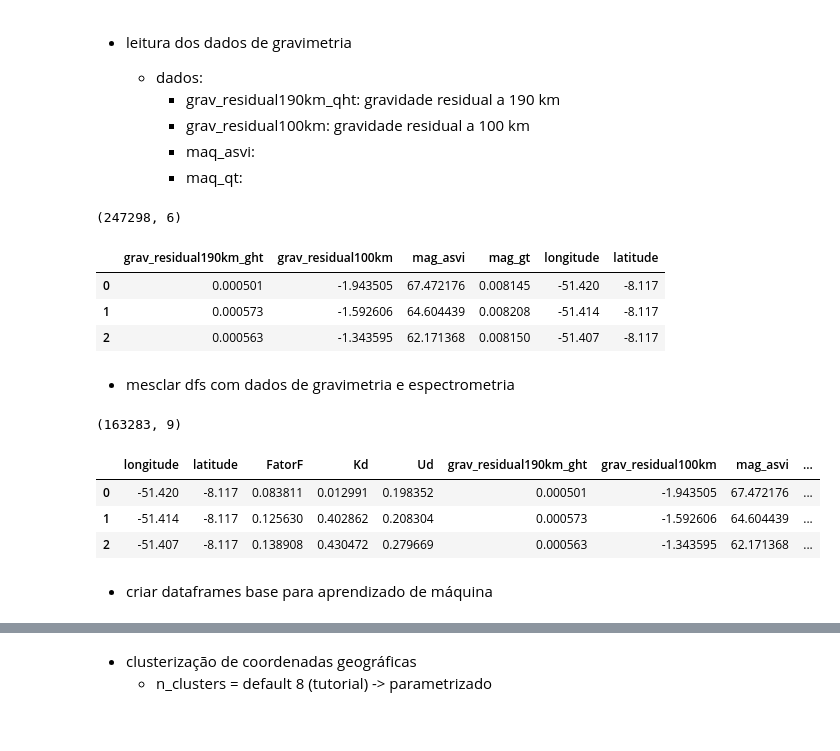
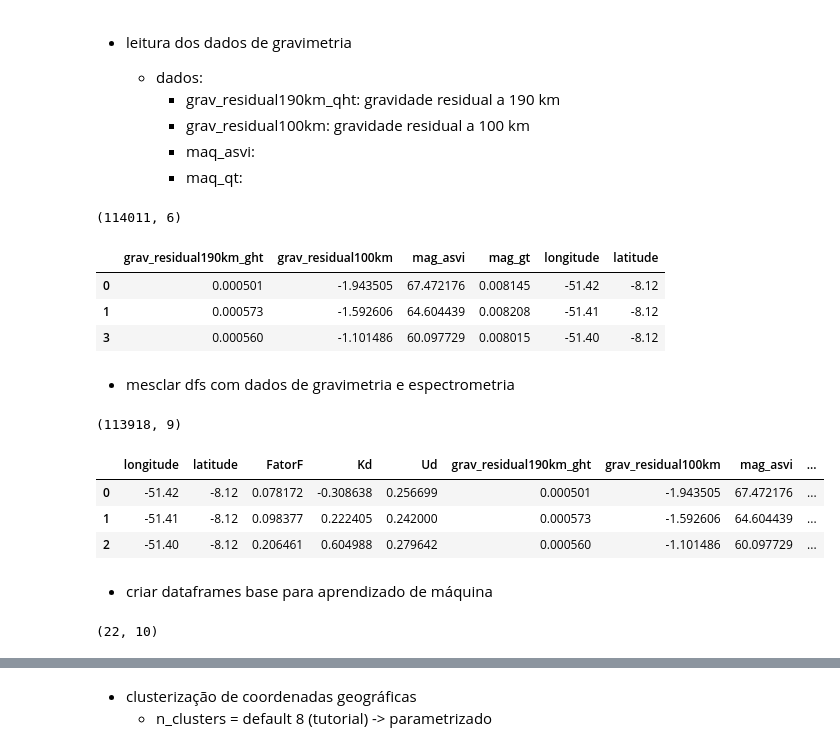
Before and after one commit to renan2scarvalho/tcc-univesp, a Jupyter notebook: notebooks/v1/tcc_ouro.ipynb, the cells around one changed output, grey strips where cells are left out. Cells and saved outputs as stored; diff of their text form; code cells hidden in the pictures.

```diff
--- a/notebooks/v1/tcc_ouro.ipynb
+++ b/notebooks/v1/tcc_ouro.ipynb
@@ -63,7 +67,7 @@ data_dir = Path(dir_projeto, "Output", "tcc", "v1")
 shp_dir = Path(data_dir, "shp")
 # %%
 # arredondamento de casas decimais para conversão de coordenadas geográficas
-arredondamento = 3
+arredondamento = 2
 # %% [markdown]
 ## funções
 # %% [markdown]
@@ -75,7 +79,7 @@ def utm_to_latlon(
     y_col: str = "Y",
     utm_zone: int = 22,
     southern_hemisphere: bool = True,
-    arredondamento: int = 3
+    arredondamento: int = 3,
 ) -> pd.DataFrame:
     """
     Convert UTM coordinates to latitude/longitude (WGS84)
@@ -126,8 +130,8 @@ def convert_shapefile_to_latlon(shapefile_path: Path) -> gpd.GeoDataFrame:
         gdf.crs = "+proj=utm +zone=22 +south +datum=WGS84 +units=m +no_defs"
     gdf = gdf.to_crs(epsg=4326)  # Convert to WGS84 (lat/lon)
     if not os.path.basename(shapefile_path) == "estruturas_ln.shp":
-        gdf['longitude'] = gdf.geometry.x
-        gdf['latitude'] = gdf.geometry.y
+        gdf["longitude"] = gdf.geometry.x
+        gdf["latitude"] = gdf.geometry.y
     return gdf
 # %% [markdown]
 ### processamento
@@ -395,8 +590,9 @@ spec_data = pd.read_csv(
     },
 )
 # spec_data.rename(columns={"XUTM": "X", "YUTM": "Y"}, inplace=True)
-spec_data = utm_to_latlon(spec_data, x_col="XUTM", y_col="YUTM")
-spec_data = spec_data.drop(['XUTM', 'YUTM'], axis=1)
+spec_data = utm_to_latlon(spec_data, x_col="XUTM", y_col="YUTM", arredondamento=arredondamento)
+spec_data = spec_data.drop_duplicates(subset=['longitude', 'latitude'])
+spec_data = spec_data.drop(["XUTM", "YUTM"], axis=1)
 print(spec_data.shape)
 spec_data.head(3)
 # %% [output]
@@ -425,40 +621,42 @@ grav_data = pd.read_csv(
         "mag_gt": np.float32,
     },
 )
-grav_data = utm_to_latlon(grav_data, x_col="X", y_col="Y")
-grav_data = grav_data.drop(['X', 'Y'], axis=1)
+grav_data = utm_to_latlon(grav_data, x_col="X", y_col="Y", arredondamento=arredondamento)
+grav_data = grav_data.drop_duplicates(subset=['longitude', 'latitude'])
+grav_data = grav_data.drop(["X", "Y"], axis=1)
 print(grav_data.shape)
 grav_data.head(3)
 # %% [output]
-(247298, 6)
+(114011, 6)
 |  | grav_residual190km_ght | grav_residual100km | mag_asvi | mag_gt | longitude | latitude |
-| 0 | 0.000501 | -1.943505 | 67.472176 | 0.008145 | -51.420 | -8.117 |
-| 1 | 0.000573 | -1.592606 | 64.604439 | 0.008208 | -51.414 | -8.117 |
-| 2 | 0.000563 | -1.343595 | 62.171368 | 0.008150 | -51.407 | -8.117 |
+| 0 | 0.000501 | -1.943505 | 67.472176 | 0.008145 | -51.42 | -8.12 |
+| 1 | 0.000573 | -1.592606 | 64.604439 | 0.008208 | -51.41 | -8.12 |
+| 3 | 0.000560 | -1.101486 | 60.097729 | 0.008015 | -51.40 | -8.12 |
 # %% [markdown]
 - mesclar dfs com dados de gravimetria e espectrometria
 # %%
 df_merge_data = pd.merge(spec_data, grav_data, how="inner", on=["longitude", "latitude"])
 df_merge_data = df_merge_data[
     [
         "longitude",
         "latitude",
         "FatorF",
         "Kd",
         "Ud",
         "grav_residual190km_ght",
         "grav_residual100km",
         "mag_asvi",
         "mag_gt",
     ]
 ]
+df_merge_data = df_merge_data.drop_duplicates(subset=['longitude', 'latitude'])
 print(df_merge_data.shape)
 df_merge_data.head(3)
 # %% [output]
-(163283, 9)
+(113918, 9)
 |  | longitude | latitude | FatorF | Kd | Ud | grav_residual190km_ght | grav_residual100km | mag_asvi | ... |
-| 0 | -51.420 | -8.117 | 0.083811 | 0.012991 | 0.198352 | 0.000501 | -1.943505 | 67.472176 | ... |
-| 1 | -51.414 | -8.117 | 0.125630 | 0.402862 | 0.208304 | 0.000573 | -1.592606 | 64.604439 | ... |
-| 2 | -51.407 | -8.117 | 0.138908 | 0.430472 | 0.279669 | 0.000563 | -1.343595 | 62.171368 | ... |
+| 0 | -51.42 | -8.12 | 0.078172 | -0.308638 | 0.256699 | 0.000501 | -1.943505 | 67.472176 | ... |
+| 1 | -51.41 | -8.12 | 0.098377 | 0.222405 | 0.242000 | 0.000573 | -1.592606 | 64.604439 | ... |
+| 2 | -51.40 | -8.12 | 0.206461 | 0.604988 | 0.279642 | 0.000560 | -1.101486 | 60.097729 | ... |
 # %% [markdown]
 - criar dataframes base para aprendizado de máquina
@@ -465 +676,6 @@ df_merge_data.head(3)
+# %%
+# shape do merge == df_minerio -> garantia de que há os mesmos pontos
+pd.merge(df_merge_data, df_minerio, how="inner", on=["longitude", "latitude"]).shape
+# %% [output]
+(22, 10)
 # %%
```
Also changed, not shown: parts of 69 cells of this notebook.
